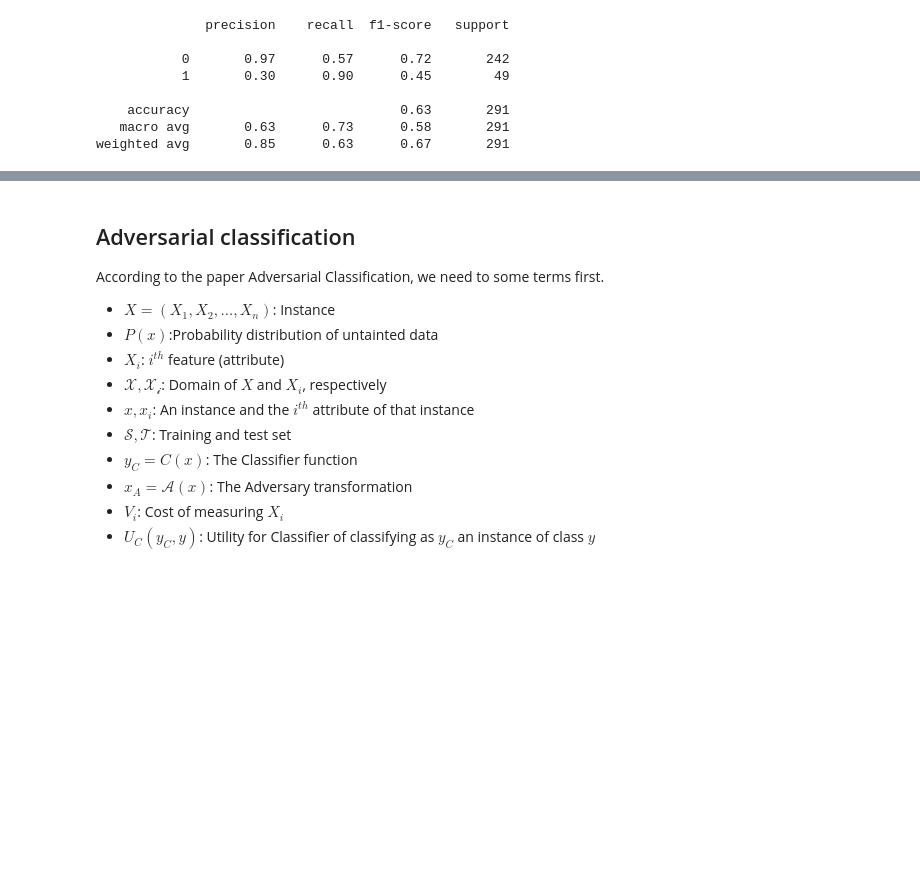
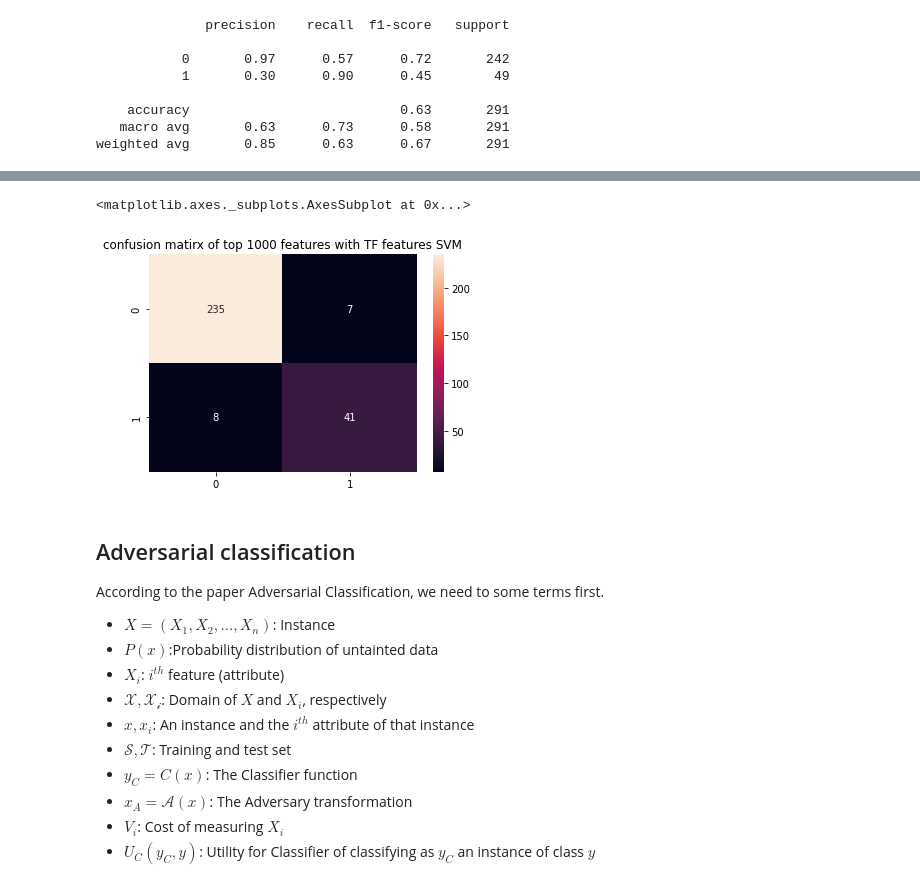
Before and after one commit to yeb2Binfang/ECE-GY-9163-ML-cyber, a Jupyter notebook: Lab/MLSec_Lab1.ipynb, the cells around one changed output, grey strips where cells are left out. Saved outputs shown, nothing was run; the diff lists cells and outputs as text; code cells hidden in the pictures; blank space fills up the shorter version.

```diff
--- a/Lab/MLSec_Lab1.ipynb
+++ b/Lab/MLSec_Lab1.ipynb
@@ -1002,3 +1003,8 @@ print(classification_report(y_test, y_pred_TF))
     accuracy                           0.63       291
    macro avg       0.63      0.73      0.58       291
 weighted avg       0.85      0.63      0.67       291
+# %%
+clf = svm.SVC(gamma=0.0001, C=100000, kernel='rbf')
+clf.fit(X_train, y_train)
+y_pred_TF = clf.predict(X_test)
+print(classification_report(y_test, y_pred_TF))
@@ -1004,0 +1022,24 @@ weighted avg       0.85      0.63      0.67       291
+# %%
+# define the parameters
+best_recall = []
+best_precision = []
+Gamma = [0.01, 0.001, 0.00001]
+C = [1000, 10000, 100000]
+for gamma in Gamma:
+  for c in C:
+    clf = svm.SVC(gamma=gamma, C=c, kernel='rbf')
+    clf.fit(X_train, y_train)
+    #y_pred_TF = clf.predict(X_test)
+    scores = cross_validate(
+        clf,
+        X_train,
+        y_train,
+        cv=5,
+        scoring=('precision', 'recall')
+        )
+    print("C = {}".format(c))
+    print("gamma = {}".format(gamma))
+    print("best recall = {}".format(max(scores['test_recall'])))
+    print("best precision = {}".format(max(scores['test_precision'])))
+    best_recall.append(max(scores['test_recall']))
+    best_precision.append(max(scores['test_precision']))
@@ -1004,0 +1064,5 @@ weighted avg       0.85      0.63      0.67       291
+# %%
+clf = svm.SVC(gamma=0.001, C=100000, kernel='rbf')
+clf.fit(X_train, y_train)
+y_pred_TF = clf.predict(X_test)
+print(classification_report(y_test, y_pred_TF))
@@ -1005,3 +1078,11 @@ weighted avg       0.85      0.63      0.67       291
+# %%
+# and we can evaluate the SVM model
+cf_matrix = confusion_matrix(y_test, y_pred_TF)
+plt.title("confusion matirx of top 1000 features with TF features SVM")
+sns.heatmap(cf_matrix, annot=True, fmt='d')
+# %% [output]
+<matplotlib.axes._subplots.AxesSubplot at 0x...>
+[figure, added]
 # %% [markdown]
 ## Adversarial classification
 
```
Also changed, not shown: parts of 11 cells of this notebook.
